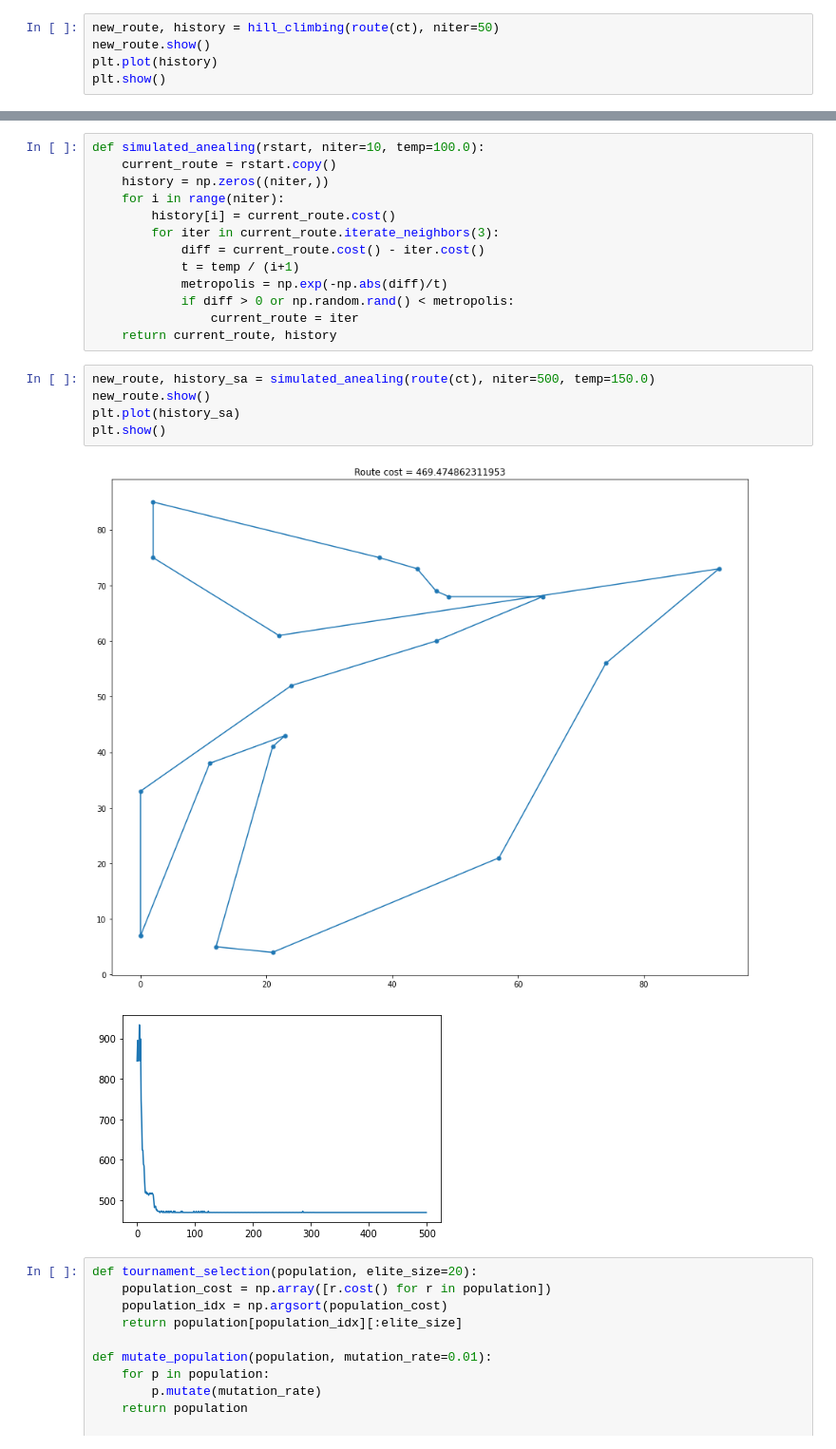
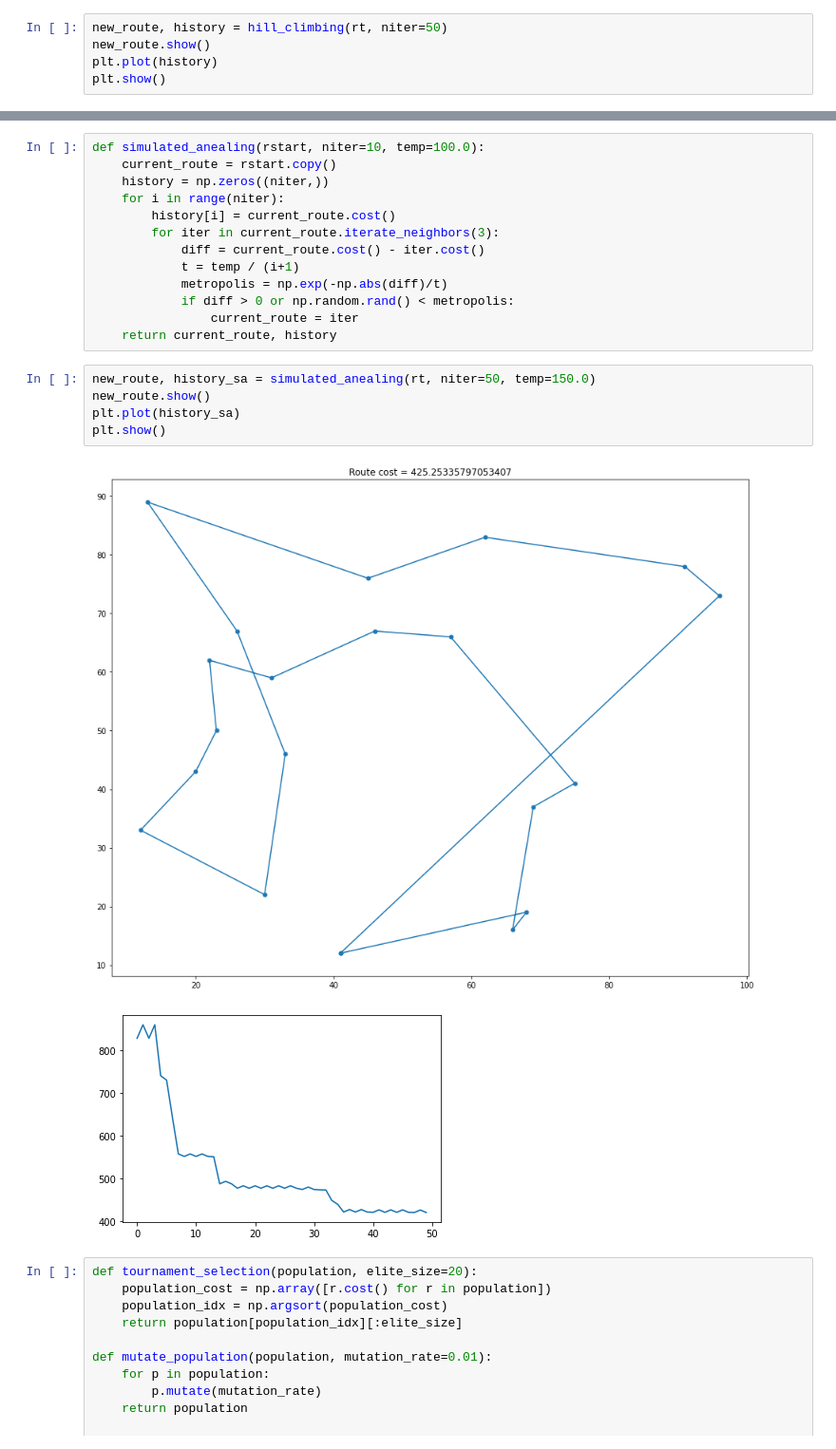
Before and after one commit to borislevant/aiplayground, a Jupyter notebook: traveling_saleseman_problem.ipynb, the cells around one changed output, grey strips where cells are left out. Shown at 95% size. Cells and saved outputs as stored; diff of their text form.

```diff
--- a/traveling_saleseman_problem.ipynb
+++ b/traveling_saleseman_problem.ipynb
@@ -84,7 +84,7 @@ def hill_climbing(rstart, niter=10):
                 current_route = iter.copy()
     return current_route, history
 # %%
-new_route, history = hill_climbing(route(ct), niter=50)
+new_route, history = hill_climbing(rt, niter=50)
 new_route.show()
 plt.plot(history)
 plt.show()
@@ -123,13 +123,13 @@ def simulated_anealing(rstart, niter=10, temp=100.0):
                 current_route = iter
     return current_route, history
 # %%
-new_route, history_sa = simulated_anealing(route(ct), niter=500, temp=150.0)
+new_route, history_sa = simulated_anealing(rt, niter=50, temp=150.0)
 new_route.show()
 plt.plot(history_sa)
 plt.show()
 # %% [output]
-[figure, old version]
+[figure, new version]
-[figure, old version]
+[figure, new version]
 # %%
 def tournament_selection(population, elite_size=20):
     population_cost = np.array([r.cost() for r in population])
```
Also changed, not shown: parts of 3 cells of this notebook.
